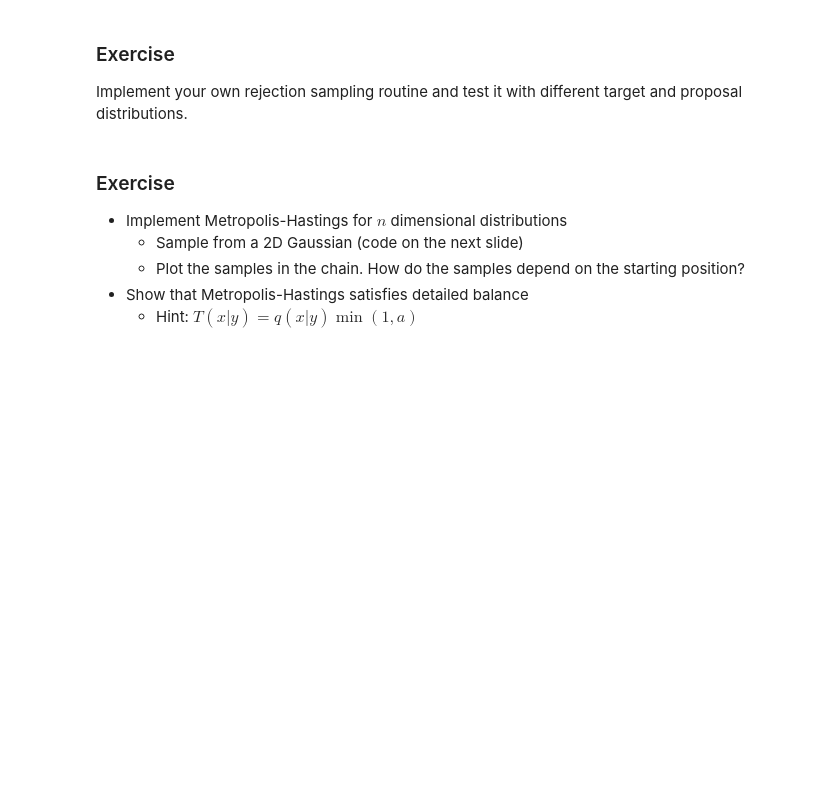
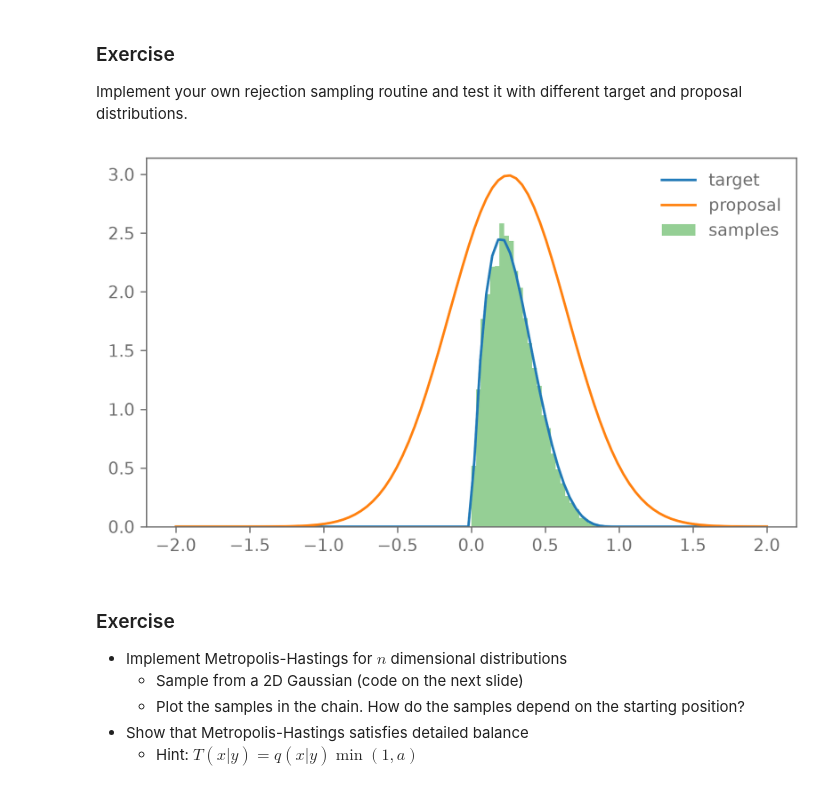
Before and after one commit to abelhecker-eth/Bayesian-Stats-HS2026, a Jupyter notebook: exercises/week5_sampling.ipynb, the cells around one changed output. Drawn from its saved outputs; the diff is of its cells as text; code cells hidden in the pictures; blank space fills up the shorter version.

```diff
--- a/exercises/week5_sampling.ipynb
+++ b/exercises/week5_sampling.ipynb
@@ -37,3 +41,36 @@ Implement your own rejection sampling routine and test it with different target
+# %%
+def sample(n, prop_dist, target_dist, prop_dist_params, target_dist_params, M):
+    samples_generated = 0
+    samples_accepted = 0
+    samples = []
+    while samples_accepted < n:
+        x = prop_dist.rvs(*prop_dist_params)
+        u = uniform.rvs()
+        samples_generated += 1
+
+        if u < target_dist.pdf(x, *target_dist_params) / (M * prop_dist.pdf(x, *prop_dist_params)):
+            samples.append(x)
+            samples_accepted += 1
+    return np.array(samples)
+# %%
+example = 'beta' # beta
+
+if example == 'beta':
+    target_dist = beta
+    target_dist_params = (2, 5)
+    prop_dist = norm
+    prop_dist_params = (0.25, 0.4)
+    M = 3
+# %%
+xaxis = np.linspace(-2, 2, 100)
+plt.figure()
+plt.plot(xaxis, target_dist.pdf(xaxis, *target_dist_params), label="target")
+plt.plot(xaxis, M * prop_dist.pdf(xaxis, *prop_dist_params), label="proposal")
+plt.hist(sample(10000, prop_dist, target_dist, prop_dist_params, target_dist_params, M), bins=30, density=True, alpha=0.5, label="samples")
+plt.legend()
+plt.show()
+# %% [output]
+[figure, added]
 # %% [markdown]
 ### Exercise
 
```
Also changed, not shown: parts of 5 cells of this notebook, 1 other file.
